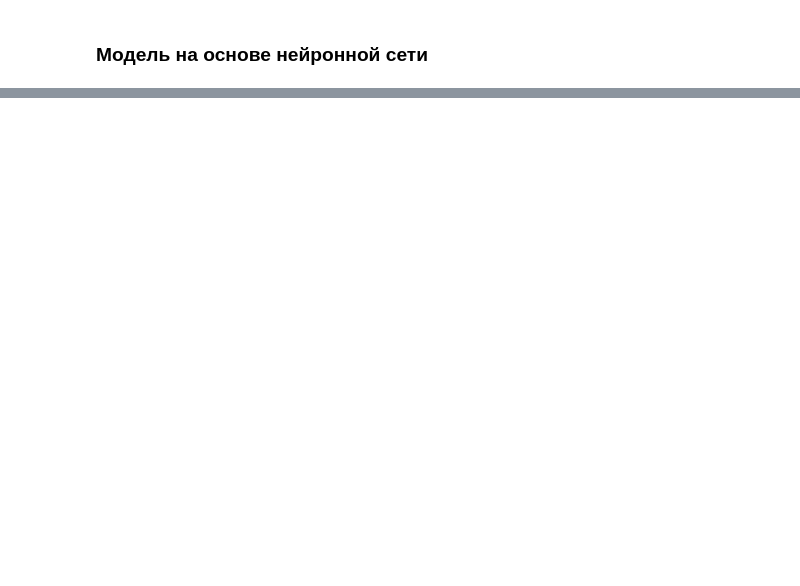
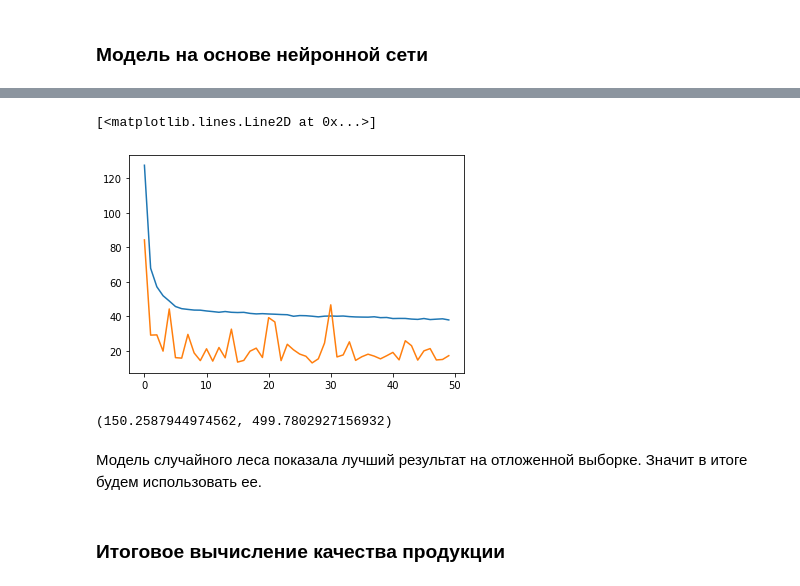
Before and after one commit to IamSVP94/SEVERSTAL_task, a Jupyter notebook: REPORT_SEVERSTAL.ipynb, the cells around one changed output, grey strips where cells are left out. Drawn from its saved outputs; the diff is of its cells as text; code cells hidden in the pictures; blank space fills up the shorter version.

```diff
--- a/REPORT_SEVERSTAL.ipynb
+++ b/REPORT_SEVERSTAL.ipynb
@@ -242,12 +241,15 @@ from tensorboard import notebook
 # %%
 NN_model = Sequential([
                        l.Dense(200, kernel_initializer='normal', activation='relu', input_shape=(len(X_train.columns),)),
-                       l.Dropout(0.1),
+                       l.BatchNormalization(),
+                       l.Dropout(0.2),
                        l.Dense(100, kernel_initializer='normal', activation='relu',),
-                       l.Dropout(0.1),
+                       l.Dropout(0.2),
                        l.Dense(50, kernel_initializer='normal', activation='relu',),
-                       l.Dropout(0.1),
+                       l.BatchNormalization(),
+                       l.Dropout(0.2),
                        l.Dense(25, kernel_initializer='normal', activation='relu',),
+                       l.Dropout(0.2),
                        l.Dense(1, kernel_initializer='normal'),
                        ])
 path_to_log = path_to_project_directory+'/logs/'
@@ -262,9 +264,9 @@ logger = [tf.keras.callbacks.TensorBoard(
     profile_batch=100000000,
     )]
 # %%
-NN_model.fit(X_train, y_train,
-             validation_data=(X_holdout, y_holdout),
-             epochs=100, batch_size=10,
-             callbacks = logger,
-             use_multiprocessing=True,)
+NN_history = NN_model.fit(X_train, y_train,
+                          validation_data=(X_holdout, y_holdout),
+                          epochs=50, batch_size=10,
+                          callbacks = logger,
+                          use_multiprocessing=True,)
 # %% [output]
@@ -290,0 +292,6 @@ KeyboardInterrupt: ignored
+# %%
+plt.plot(NN_history.history['mean_absolute_error'])
+plt.plot(NN_history.history['val_mean_absolute_error'])
+# %% [output]
+[<matplotlib.lines.Line2D at 0x...>]
+[figure, added]
@@ -290,0 +300,9 @@ KeyboardInterrupt: ignored
+# %%
+mae(y_holdout, y_pred_RF), \
+mae(y_holdout, y_pred_NN)
+# %% [output]
+(150.2587944974562, 499.7802927156932)
+# %% [markdown]
+Модель случайного леса показала лучший результат на отложенной выборке. Значит в итоге будем использовать ее.
+# %% [markdown]
+### Итоговое вычисление качества продукции
```
Also changed, not shown: parts of 10 cells of this notebook.
